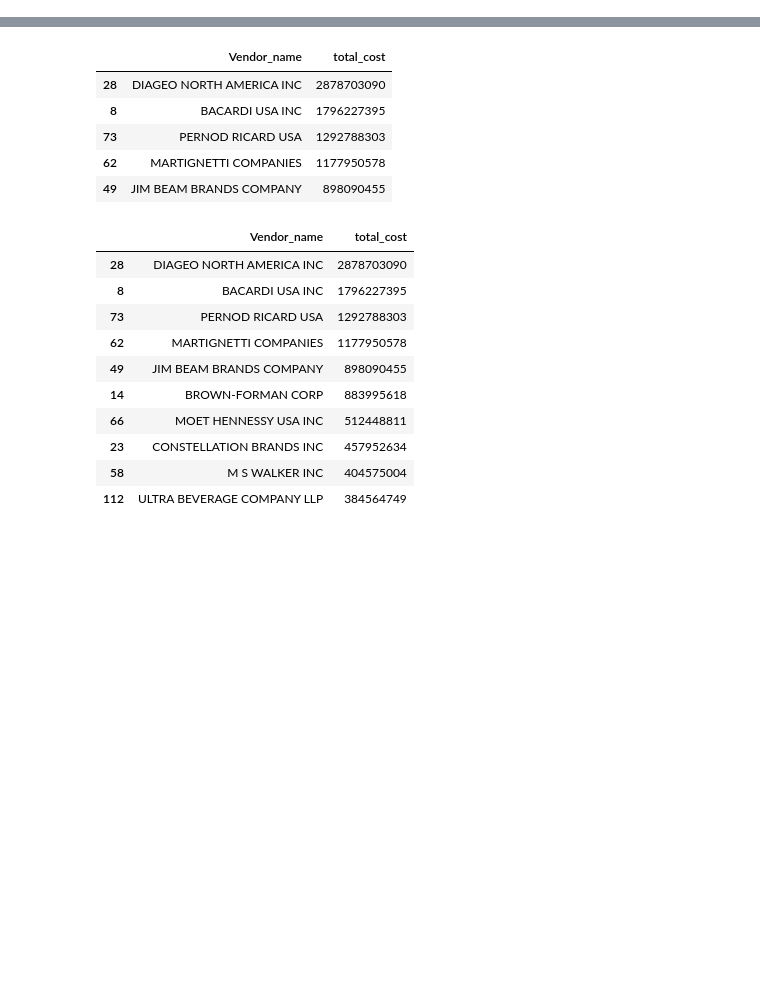
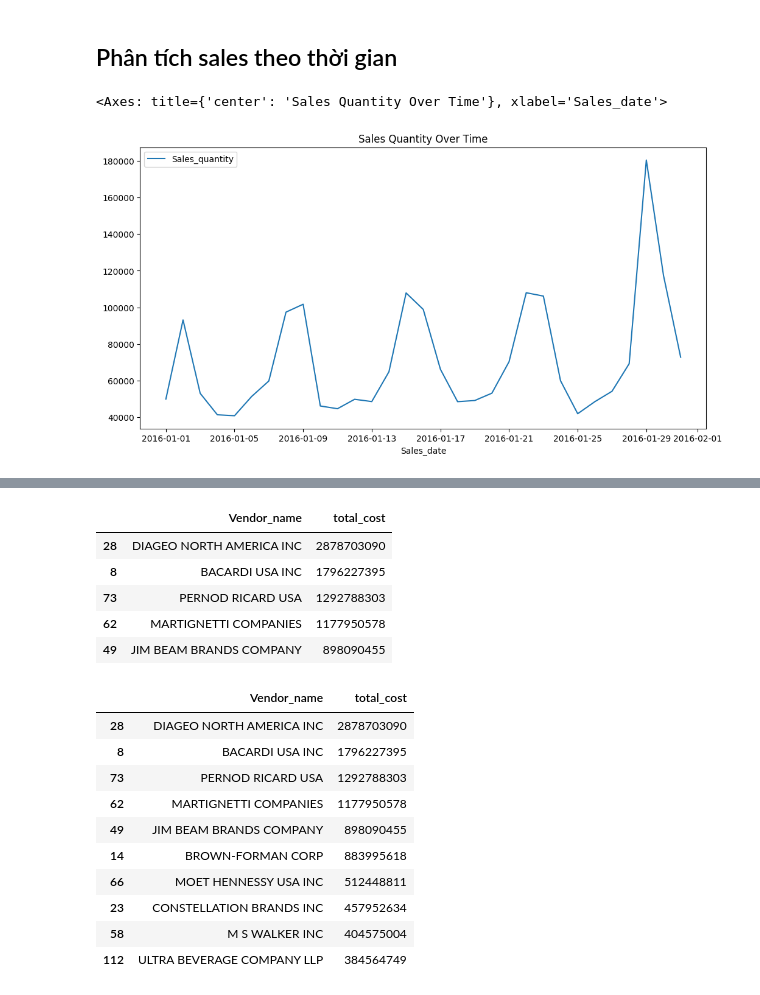
Before and after one commit to huynhat0207/data-analysis-project, a Jupyter notebook: visualize.ipynb, the cells around one changed output, grey strips where cells are left out. Cells and saved outputs as stored; diff of their text form; code cells hidden in the pictures; blank space fills up the shorter version.

```diff
--- a/visualize.ipynb
+++ b/visualize.ipynb
@@ -41,0 +80,8 @@ OK
+# %% [markdown]
+## Phân tích sales theo thời gian
+# %%
+sales_quantity_trend = sales_fact_table.groupby('Sales_date').agg({'Sales_quantity': 'sum'})
+sales_quantity_trend.plot(figsize=(12, 6), title='Sales Quantity Over Time')
+# %% [output]
+<Axes: title={'center': 'Sales Quantity Over Time'}, xlabel='Sales_date'>
+[figure, added]
```
Also changed, not shown: parts of 23 cells of this notebook, 1 other file.
